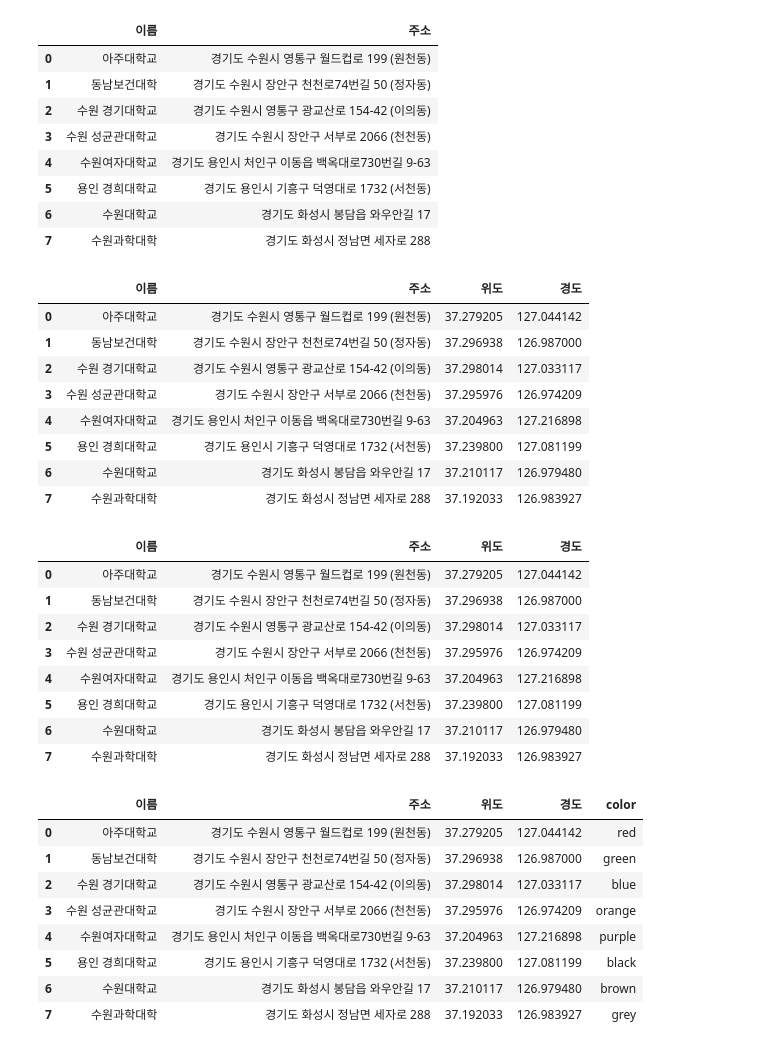
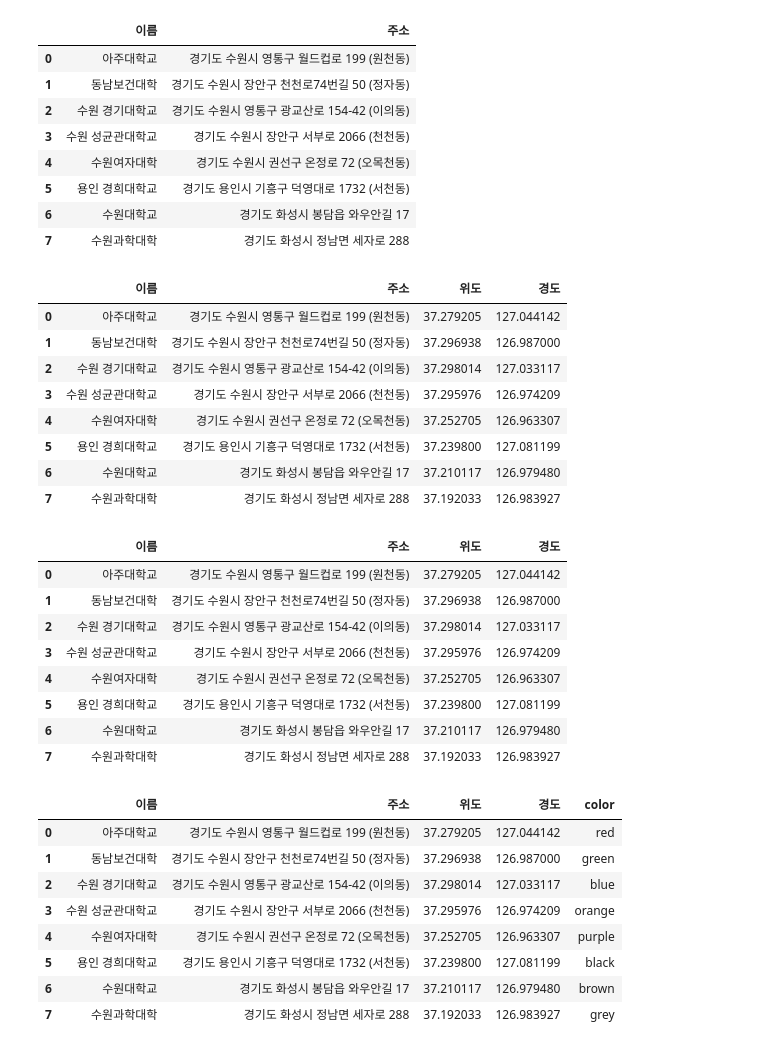
Before and after one commit to dlaudgh/DataAnalysis_Lecture_2023.04, a Jupyter notebook: 04.지도시각화/05.수원소재대학교.ipynb, the cells around one changed output. Drawn from its saved outputs; the diff is of its cells as text; code cells hidden in the pictures.

```diff
--- a/04.지도시각화/91.문제.ipynb
+++ b/04.지도시각화/05.수원소재대학교.ipynb
@@ -10,7 +10,7 @@ with open('data/roadapikey.txt') as f:
 base_url = 'https://www.juso.go.kr/addrlink/addrLinkApiJsonp.do'
 params1 = f'confmKey={road_key}&currentPage=1&countPerPage=10'
 # %%
-ac_list = '아주대학교, 동남보건대학, 수원 경기대학교, 수원 성균관대학교, 수원여자대학교, 용인 경희대학교, 수원대학교, 수원과학대학'.split(', ')
+ac_list = '아주대학교, 동남보건대학, 수원 경기대학교, 수원 성균관대학교, 수원여자대학, 용인 경희대학교, 수원대학교, 수원과학대학'.split(', ')
 ac_list
 # %% [output]
 ['아주대학교',
@@ -67,7 +66,7 @@ pd.read_csv('data/수원소재대학교.csv')
 | 1 | 동남보건대학 | 경기도 수원시 장안구 천천로74번길 50 (정자동) |
 | 2 | 수원 경기대학교 | 경기도 수원시 영통구 광교산로 154-42 (이의동) |
 | 3 | 수원 성균관대학교 | 경기도 수원시 장안구 서부로 2066 (천천동) |
-| 4 | 수원여자대학교 | 경기도 용인시 처인구 이동읍 백옥대로730번길 9-63 |
+| 4 | 수원여자대학 | 경기도 수원시 권선구 온정로 72 (오목천동) |
 | 5 | 용인 경희대학교 | 경기도 용인시 기흥구 덕영대로 1732 (서천동) |
 | 6 | 수원대학교 | 경기도 화성시 봉담읍 와우안길 17 |
 | 7 | 수원과학대학 | 경기도 화성시 정남면 세자로 288 |
@@ -76,14 +75,7 @@ with open('data/kakaoapikey.txt') as f:
     kakao_key = f.read()
 # %%
 base_url = 'https://dapi.kakao.com/v2/local/search/address.json'
-addr = '경기도 수원시 영통구 월드컵로 199 (원천동)'
-url = f'{base_url}?query={quote(addr)}'
 header = {'Authorization': f'KakaoAK {kakao_key}'}
-# %%
-result = requests.get(url, headers=header).json()
-lat = float(result['documents'][0]['y'])
-lng = float(result['documents'][0]['x'])
-df = pd.read_csv('data/수원소재대학교.csv')
 # %%
 lat_list, lng_list = [], []
 for i in df.index:
@@ -101,7 +93,7 @@ df
 | 1 | 동남보건대학 | 경기도 수원시 장안구 천천로74번길 50 (정자동) | 37.296938 | 126.987000 |
 | 2 | 수원 경기대학교 | 경기도 수원시 영통구 광교산로 154-42 (이의동) | 37.298014 | 127.033117 |
 | 3 | 수원 성균관대학교 | 경기도 수원시 장안구 서부로 2066 (천천동) | 37.295976 | 126.974209 |
-| 4 | 수원여자대학교 | 경기도 용인시 처인구 이동읍 백옥대로730번길 9-63 | 37.204963 | 127.216898 |
+| 4 | 수원여자대학 | 경기도 수원시 권선구 온정로 72 (오목천동) | 37.252705 | 126.963307 |
 | 5 | 용인 경희대학교 | 경기도 용인시 기흥구 덕영대로 1732 (서천동) | 37.239800 | 127.081199 |
 | 6 | 수원대학교 | 경기도 화성시 봉담읍 와우안길 17 | 37.210117 | 126.979480 |
 | 7 | 수원과학대학 | 경기도 화성시 정남면 세자로 288 | 37.192033 | 126.983927 |
@@ -114,21 +106,20 @@ pd.read_csv('data/수원소재대학교2.csv')
 | 1 | 동남보건대학 | 경기도 수원시 장안구 천천로74번길 50 (정자동) | 37.296938 | 126.987000 |
 | 2 | 수원 경기대학교 | 경기도 수원시 영통구 광교산로 154-42 (이의동) | 37.298014 | 127.033117 |
 | 3 | 수원 성균관대학교 | 경기도 수원시 장안구 서부로 2066 (천천동) | 37.295976 | 126.974209 |
-| 4 | 수원여자대학교 | 경기도 용인시 처인구 이동읍 백옥대로730번길 9-63 | 37.204963 | 127.216898 |
+| 4 | 수원여자대학 | 경기도 수원시 권선구 온정로 72 (오목천동) | 37.252705 | 126.963307 |
 | 5 | 용인 경희대학교 | 경기도 용인시 기흥구 덕영대로 1732 (서천동) | 37.239800 | 127.081199 |
 | 6 | 수원대학교 | 경기도 화성시 봉담읍 와우안길 17 | 37.210117 | 126.979480 |
 | 7 | 수원과학대학 | 경기도 화성시 정남면 세자로 288 | 37.192033 | 126.983927 |
 # %%
-df = pd.read_csv('data/수원소재대학교2.csv')
 df['color'] = ['red','green','blue','orange','purple','black','brown','grey']
 df
 # %% [output]
 |  | 이름 | 주소 | 위도 | 경도 | color |
 | 0 | 아주대학교 | 경기도 수원시 영통구 월드컵로 199 (원천동) | 37.279205 | 127.044142 | red |
 | 1 | 동남보건대학 | 경기도 수원시 장안구 천천로74번길 50 (정자동) | 37.296938 | 126.987000 | green |
 | 2 | 수원 경기대학교 | 경기도 수원시 영통구 광교산로 154-42 (이의동) | 37.298014 | 127.033117 | blue |
 | 3 | 수원 성균관대학교 | 경기도 수원시 장안구 서부로 2066 (천천동) | 37.295976 | 126.974209 | orange |
-| 4 | 수원여자대학교 | 경기도 용인시 처인구 이동읍 백옥대로730번길 9-63 | 37.204963 | 127.216898 | purple |
+| 4 | 수원여자대학 | 경기도 수원시 권선구 온정로 72 (오목천동) | 37.252705 | 126.963307 | purple |
 | 5 | 용인 경희대학교 | 경기도 용인시 기흥구 덕영대로 1732 (서천동) | 37.239800 | 127.081199 | black |
 | 6 | 수원대학교 | 경기도 화성시 봉담읍 와우안길 17 | 37.210117 | 126.979480 | brown |
 | 7 | 수원과학대학 | 경기도 화성시 정남면 세자로 288 | 37.192033 | 126.983927 | grey |
```
Also changed, not shown: parts of 5 cells of this notebook, 4 other files.
